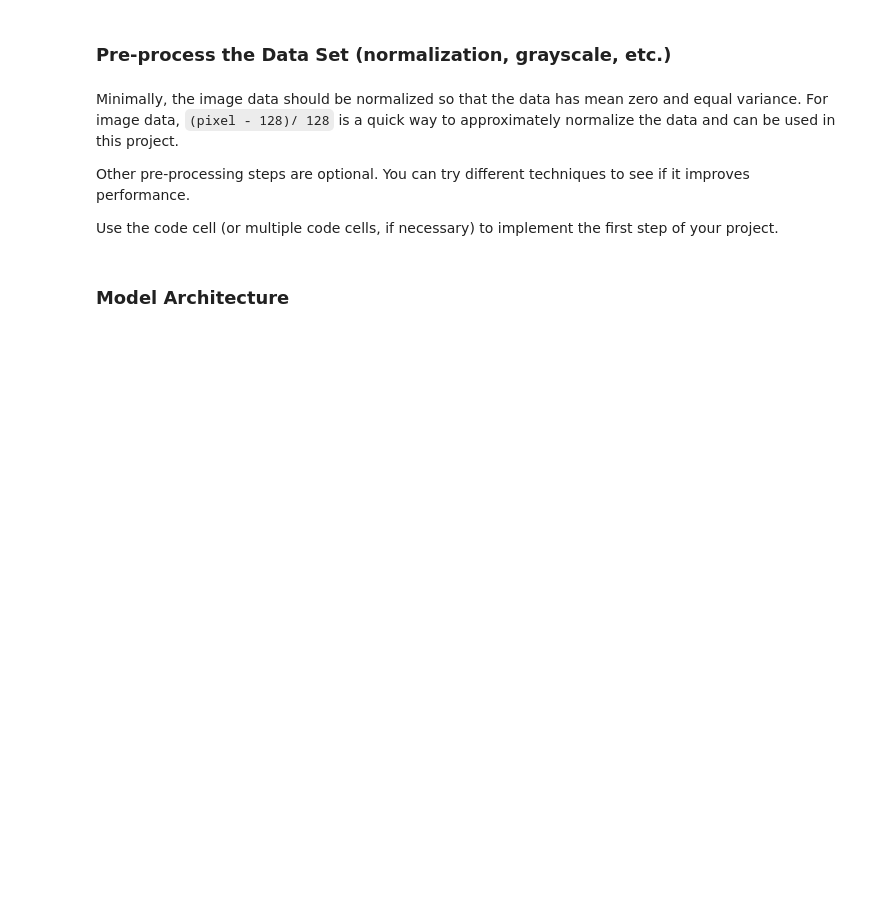
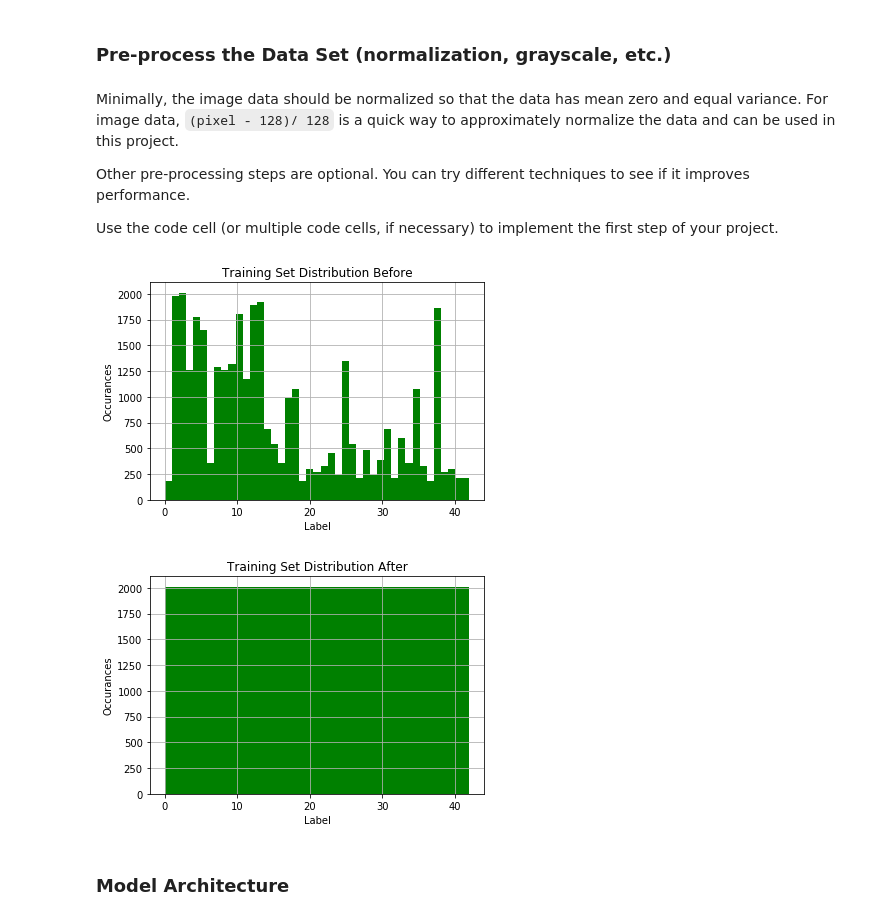
Before and after one commit to nihalsid/CarND-Traffic-Sign-Classifier-Project, a Jupyter notebook: Traffic_Sign_Classifier.ipynb, the cells around one changed output. Cells and saved outputs as stored; diff of their text form; code cells hidden in the pictures; blank space fills up the shorter version.

```diff
--- a/Traffic_Sign_Classifier.ipynb
+++ b/Traffic_Sign_Classifier.ipynb
@@ -151,17 +152,40 @@ Use the code cell (or multiple code cells, if necessary) to implement the first
 # %%
 ### Preprocess the data here. It is required to normalize the data. Other preprocessing steps could include
 ### converting to grayscale, etc.
 ### Feel free to use as many code cells as needed.
+import random
 
 def normalize_data(x):
     normalizer = 128
     x_flat = x.reshape([-1, x.shape[1] * x.shape[2] * x.shape[3]])
     x_flat = (x_flat - np.ones_like(x_flat) * normalizer) / normalizer
     return x_flat.reshape([-1, x.shape[1], x.shape[2], x.shape[3]])
 
+def duplicate_data(x, y):
+    buckets = [[] for i in range(n_classes)]
+    max_count = 0
+    for i, y_i in enumerate(y):
+        buckets[y_i].append(i)
+        if len(buckets[y_i]) > max_count:
+            max_count = len(buckets[y_i])
+    for b in buckets:
+        if not max_count == len(b):
+            indices = np.random.choice(b, max_count - len(b), replace=True)
+            x = np.append(x, x[indices], axis=0)
+            y = np.append(y, y[indices], axis=0)
+    return x, y
+
+
 X_train_normalized = normalize_data(X_train.astype(float))
 X_test_normalized = normalize_data(X_test.astype(float))
 X_valid_normalized = normalize_data(X_valid.astype(float))
+
+plot_histogram(y_train, "Training Set Distribution Before")
+X_train_normalized, y_train = duplicate_data(X_train_normalized, y_train)
+plot_histogram(y_train, "Training Set Distribution After")
+# %% [output]
+[figure, added]
+[figure, added]
 # %% [markdown]
 ### Model Architecture
 # %%
```
Also changed, not shown: parts of 11 cells of this notebook.
